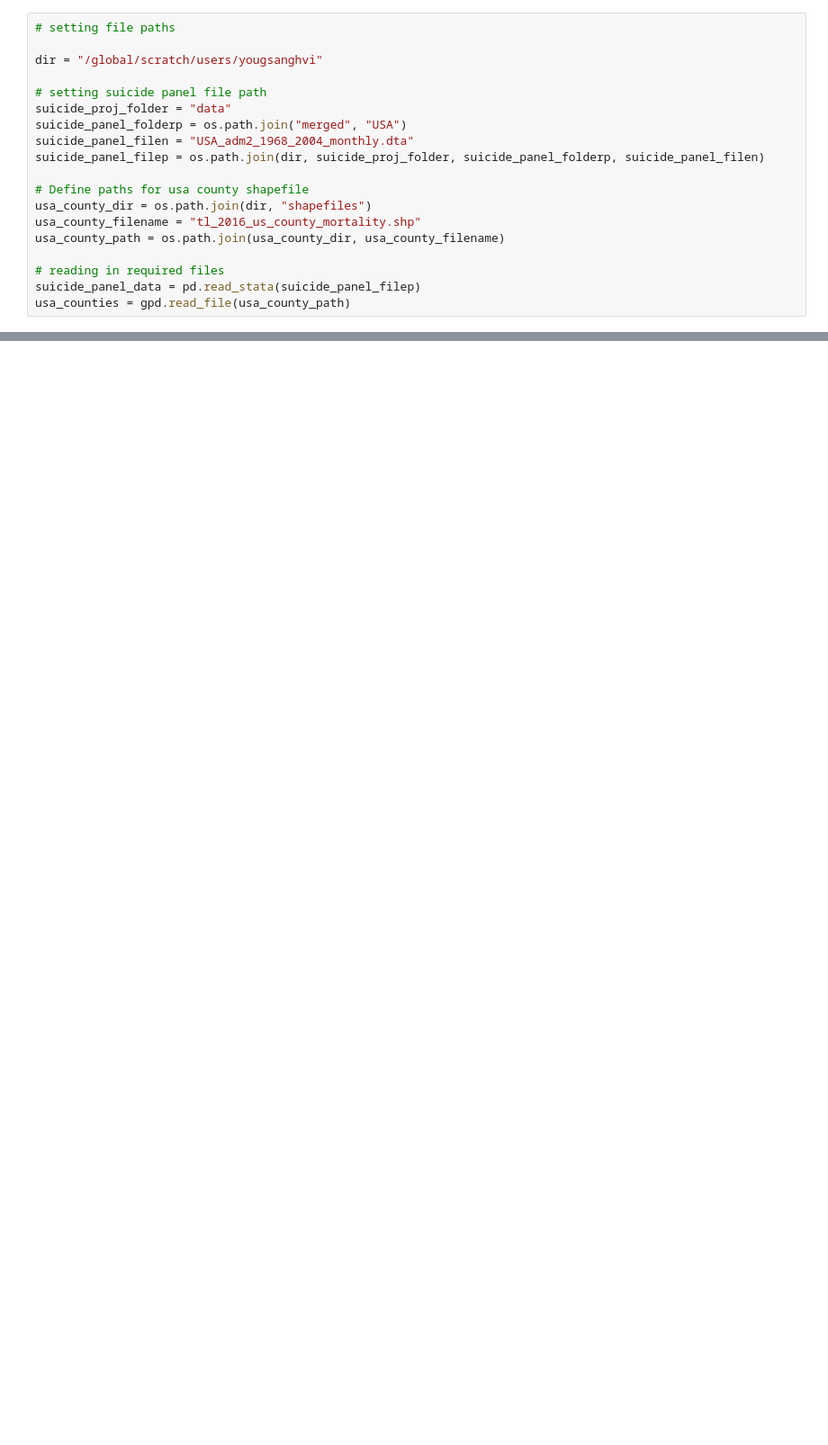
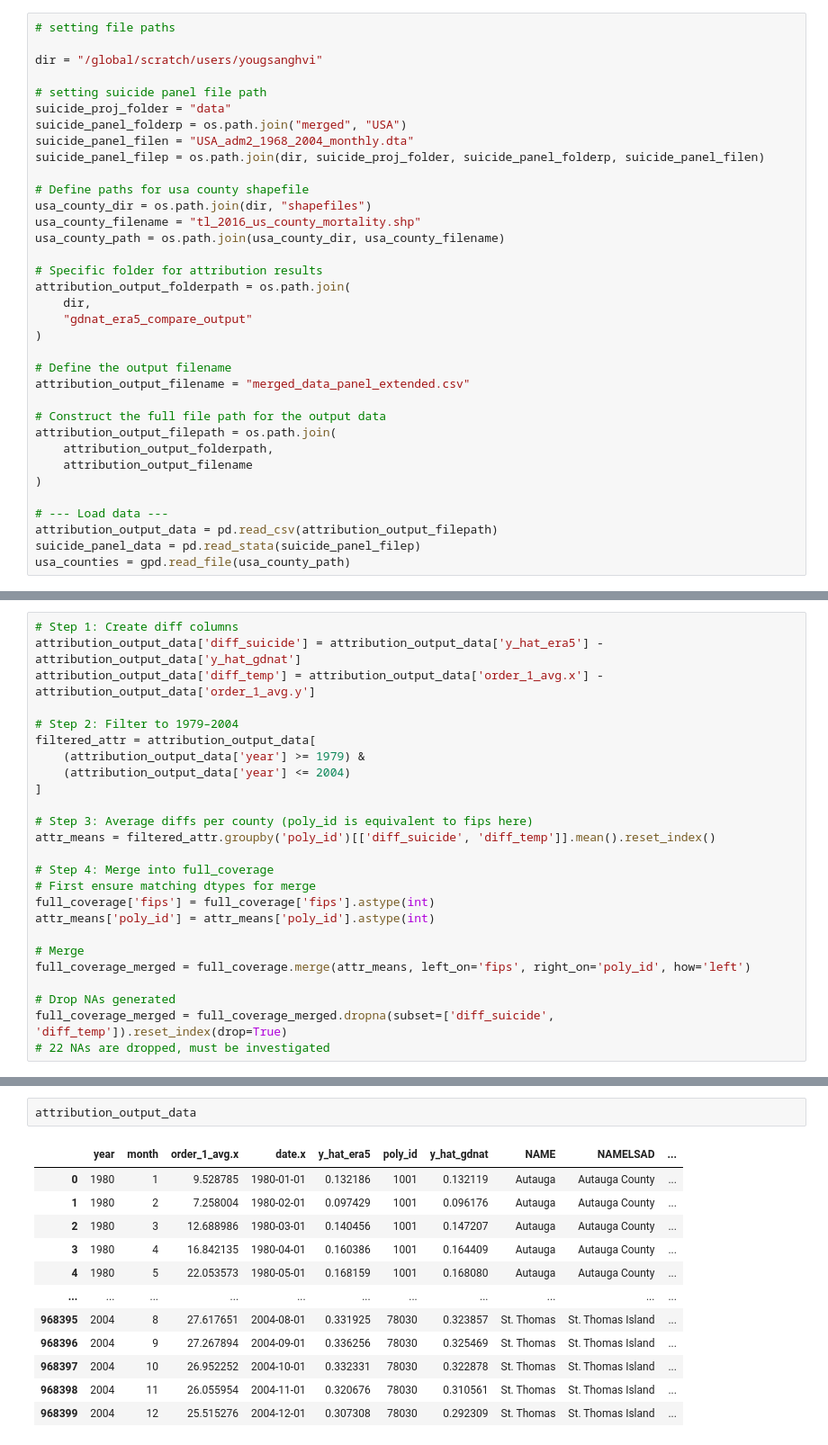
Before and after one commit to yougsanghvi/global_suicide_dummy, a Jupyter notebook: code/d_modelling/c_trend_attribution.ipynb, the cells around one changed output, grey strips where cells are left out. Shown at 90% size. Saved outputs shown, nothing was run; the diff lists cells and outputs as text; blank space fills up the shorter version.

```diff
--- a/code/d_modelling/c_trend_attribution.ipynb
+++ b/code/d_modelling/c_trend_attribution.ipynb
@@ -20,6 +24,22 @@ usa_county_dir = os.path.join(dir, "shapefiles")
 usa_county_filename = "tl_2016_us_county_mortality.shp"
 usa_county_path = os.path.join(usa_county_dir, usa_county_filename)
 
-# reading in required files
+# Specific folder for attribution results
+attribution_output_folderpath = os.path.join(
+    dir,
+    "gdnat_era5_compare_output"
+)
+
+# Define the output filename
+attribution_output_filename = "merged_data_panel_extended.csv"
+
+# Construct the full file path for the output data
+attribution_output_filepath = os.path.join(
+    attribution_output_folderpath,
+    attribution_output_filename
+)
+
+# --- Load data ---
+attribution_output_data = pd.read_csv(attribution_output_filepath)
 suicide_panel_data = pd.read_stata(suicide_panel_filep)
 usa_counties = gpd.read_file(usa_county_path)
@@ -166,0 +152,25 @@ dtype: int64
+# %%
+# Step 1: Create diff columns
+attribution_output_data['diff_suicide'] = attribution_output_data['y_hat_era5'] - attribution_output_data['y_hat_gdnat']
+attribution_output_data['diff_temp'] = attribution_output_data['order_1_avg.x'] - attribution_output_data['order_1_avg.y']
+
+# Step 2: Filter to 1979–2004
+filtered_attr = attribution_output_data[
+    (attribution_output_data['year'] >= 1979) &
+    (attribution_output_data['year'] <= 2004)
+]
+
+# Step 3: Average diffs per county (poly_id is equivalent to fips here)
+attr_means = filtered_attr.groupby('poly_id')[['diff_suicide', 'diff_temp']].mean().reset_index()
+
+# Step 4: Merge into full_coverage
+# First ensure matching dtypes for merge
+full_coverage['fips'] = full_coverage['fips'].astype(int)
+attr_means['poly_id'] = attr_means['poly_id'].astype(int)
+
+# Merge
+full_coverage_merged = full_coverage.merge(attr_means, left_on='fips', right_on='poly_id', how='left')
+
+# Drop NAs generated
+full_coverage_merged = full_coverage_merged.dropna(subset=['diff_suicide', 'diff_temp']).reset_index(drop=True)
+# 22 NAs are dropped, must be investigated
@@ -166,0 +393,15 @@ dtype: int64
+# %%
+attribution_output_data
+# %% [output]
+|  | year | month | order_1_avg.x | date.x | y_hat_era5 | poly_id | y_hat_gdnat | NAME | NAMELSAD | ... |
+| 0 | 1980 | 1 | 9.528785 | 1980-01-01 | 0.132186 | 1001 | 0.132119 | Autauga | Autauga County | ... |
+| 1 | 1980 | 2 | 7.258004 | 1980-02-01 | 0.097429 | 1001 | 0.096176 | Autauga | Autauga County | ... |
+| 2 | 1980 | 3 | 12.688986 | 1980-03-01 | 0.140456 | 1001 | 0.147207 | Autauga | Autauga County | ... |
+| 3 | 1980 | 4 | 16.842135 | 1980-04-01 | 0.160386 | 1001 | 0.164409 | Autauga | Autauga County | ... |
+| 4 | 1980 | 5 | 22.053573 | 1980-05-01 | 0.168159 | 1001 | 0.168080 | Autauga | Autauga County | ... |
+| ... | ... | ... | ... | ... | ... | ... | ... | ... | ... | ... |
+| 968395 | 2004 | 8 | 27.617651 | 2004-08-01 | 0.331925 | 78030 | 0.323857 | St. Thomas | St. Thomas Island | ... |
+| 968396 | 2004 | 9 | 27.267894 | 2004-09-01 | 0.336256 | 78030 | 0.325469 | St. Thomas | St. Thomas Island | ... |
+| 968397 | 2004 | 10 | 26.952252 | 2004-10-01 | 0.332331 | 78030 | 0.322878 | St. Thomas | St. Thomas Island | ... |
+| 968398 | 2004 | 11 | 26.055954 | 2004-11-01 | 0.320676 | 78030 | 0.310561 | St. Thomas | St. Thomas Island | ... |
+| 968399 | 2004 | 12 | 25.515276 | 2004-12-01 | 0.307308 | 78030 | 0.292309 | St. Thomas | St. Thomas Island | ... |
```
Also changed, not shown: parts of 28 cells of this notebook, 2 other files.
